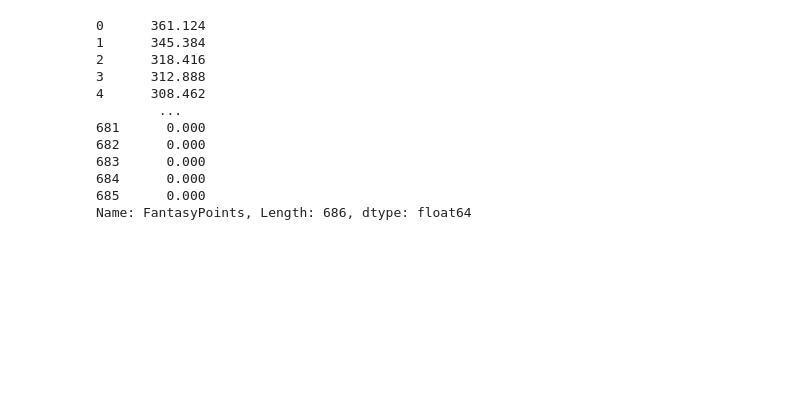
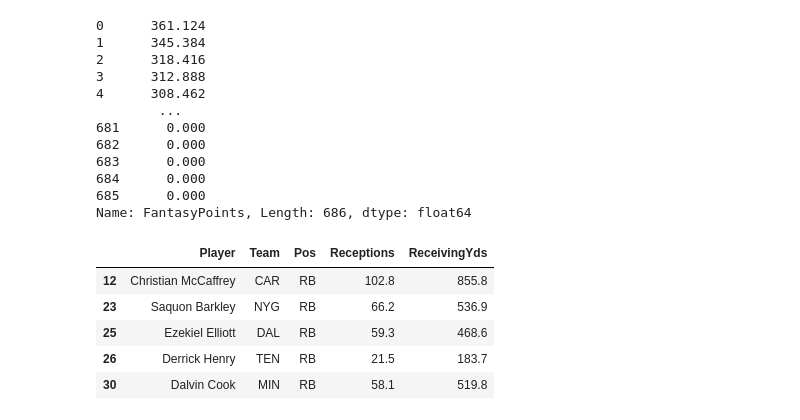
Before and after one commit to aaronpetryio/ffdp-exercises, a Jupyter notebook: ffdp_vor.ipynb, the cells around one changed output. Cells and saved outputs as stored; diff of their text form; code cells hidden in the pictures; blank space fills up the shorter version.

```diff
--- a/ffdp_vor.ipynb
+++ b/ffdp_vor.ipynb
@@ -71,3 +71,14 @@ df['FantasyPoints']
 684      0.000
 685      0.000
 Name: FantasyPoints, Length: 686, dtype: float64
+# %%
+rb_df = df.loc[df['Pos'] == 'RB', ['Player', 'Team', 'Pos', 'Receptions', 'ReceivingYds']]
+# %%
+rb_df.head()
+# %% [output]
+|  | Player | Team | Pos | Receptions | ReceivingYds |
+| 12 | Christian McCaffrey | CAR | RB | 102.8 | 855.8 |
+| 23 | Saquon Barkley | NYG | RB | 66.2 | 536.9 |
+| 25 | Ezekiel Elliott | DAL | RB | 59.3 | 468.6 |
+| 26 | Derrick Henry | TEN | RB | 21.5 | 183.7 |
+| 30 | Dalvin Cook | MIN | RB | 58.1 | 519.8 |
```
Also changed, not shown: parts of 23 cells of this notebook.
